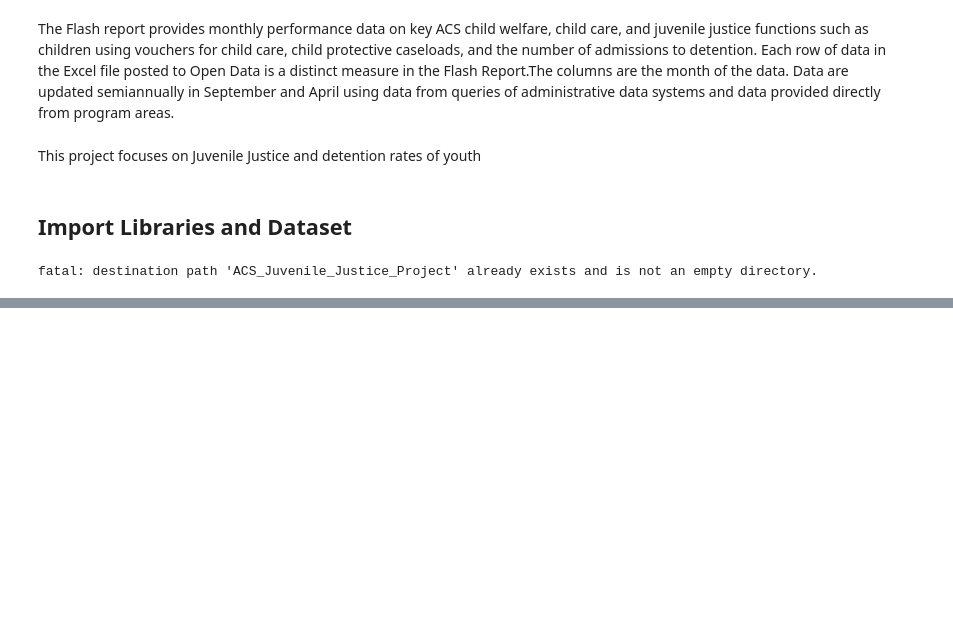
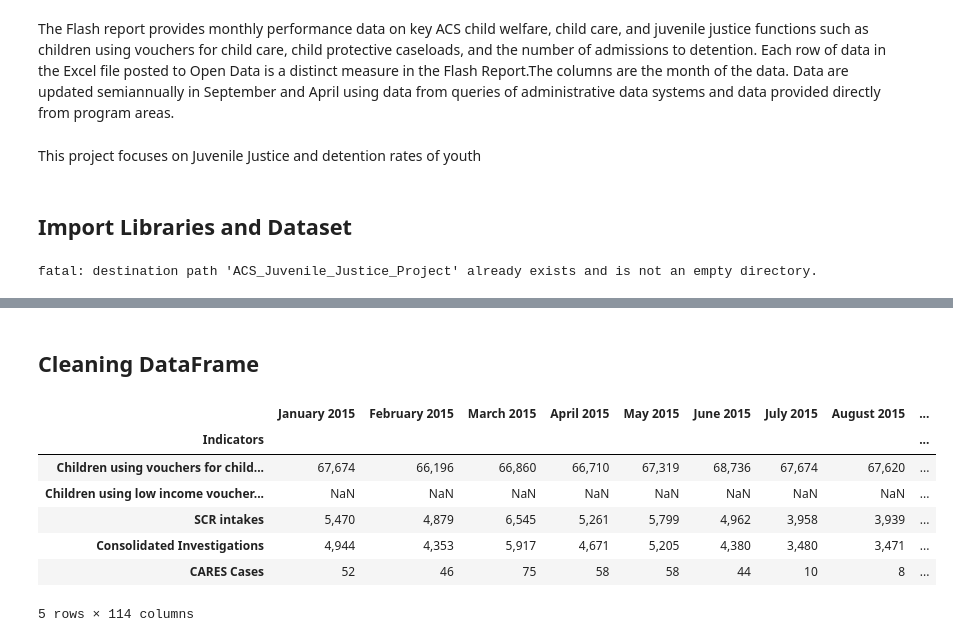
Before and after one commit to WilliamHallPortfolio/ACS_Juvenile_Justice_Project, a Jupyter notebook: ACS and JJ.ipynb, the cells around one changed output, grey strips where cells are left out. Cells and saved outputs as stored; diff of their text form; code cells hidden in the pictures; blank space fills up the shorter version.

```diff
--- a/ACS and JJ.ipynb
+++ b/ACS and JJ.ipynb
@@ -22,8 +22,5 @@ import seaborn as sns
 fatal: destination path 'ACS_Juvenile_Justice_Project' already exists and is not an empty directory.
 # %%
 df = pd.read_csv("/content/ACS_Juvenile_Justice_Project/Open_Data_FLASH_Jan_2015_-_June_2024.csv")
-# Transposing dataframe
-df = df.T
-df.reset_index(drop=True, inplace=True)
 df.head()
 # %% [output]
@@ -44,4 +51,0 @@ Number of columns:  86
-# %%
-pd.reset_option('display.max_columns')
-pd.options.display.max_columns = None
-print(df.columns)
@@ -54,0 +52,15 @@ df[:1]
+# %% [markdown]
+## Cleaning DataFrame
+# %%
+# Setting index to row headers
+df.set_index('Indicators', inplace=True)
+df.head()
+# %% [output]
+|  | January 2015 | February 2015 | March 2015 | April 2015 | May 2015 | June 2015 | July 2015 | August 2015 | ... |
+| Indicators |  |  |  |  |  |  |  |  | ... |
+| Children using vouchers for child... | 67,674 | 66,196 | 66,860 | 66,710 | 67,319 | 68,736 | 67,674 | 67,620 | ... |
+| Children using low income voucher... | NaN | NaN | NaN | NaN | NaN | NaN | NaN | NaN | ... |
+| SCR intakes | 5,470 | 4,879 | 6,545 | 5,261 | 5,799 | 4,962 | 3,958 | 3,939 | ... |
+| Consolidated Investigations | 4,944 | 4,353 | 5,917 | 4,671 | 5,205 | 4,380 | 3,480 | 3,471 | ... |
+| CARES Cases | 52 | 46 | 75 | 58 | 58 | 44 | 10 | 8 | ... |
+5 rows × 114 columns
```
Also changed, not shown: parts of 6 cells of this notebook.
